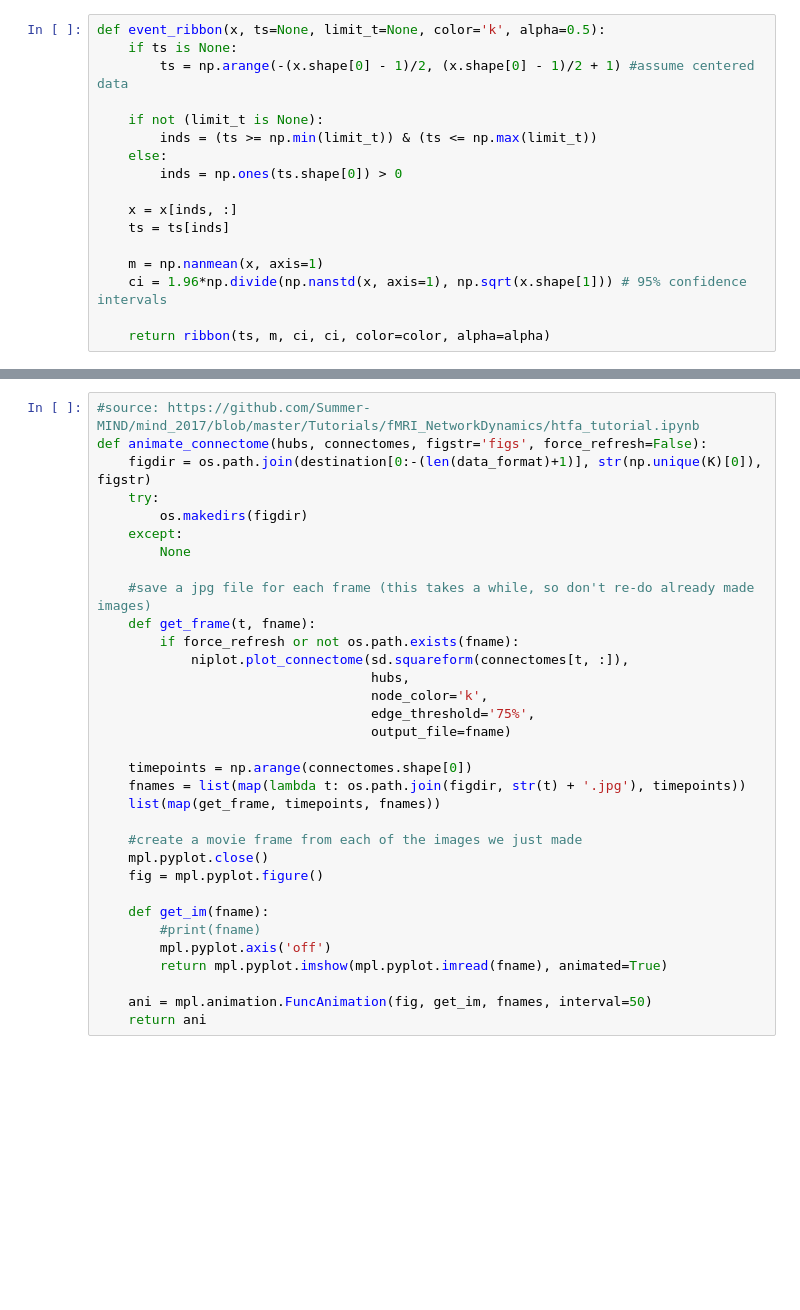
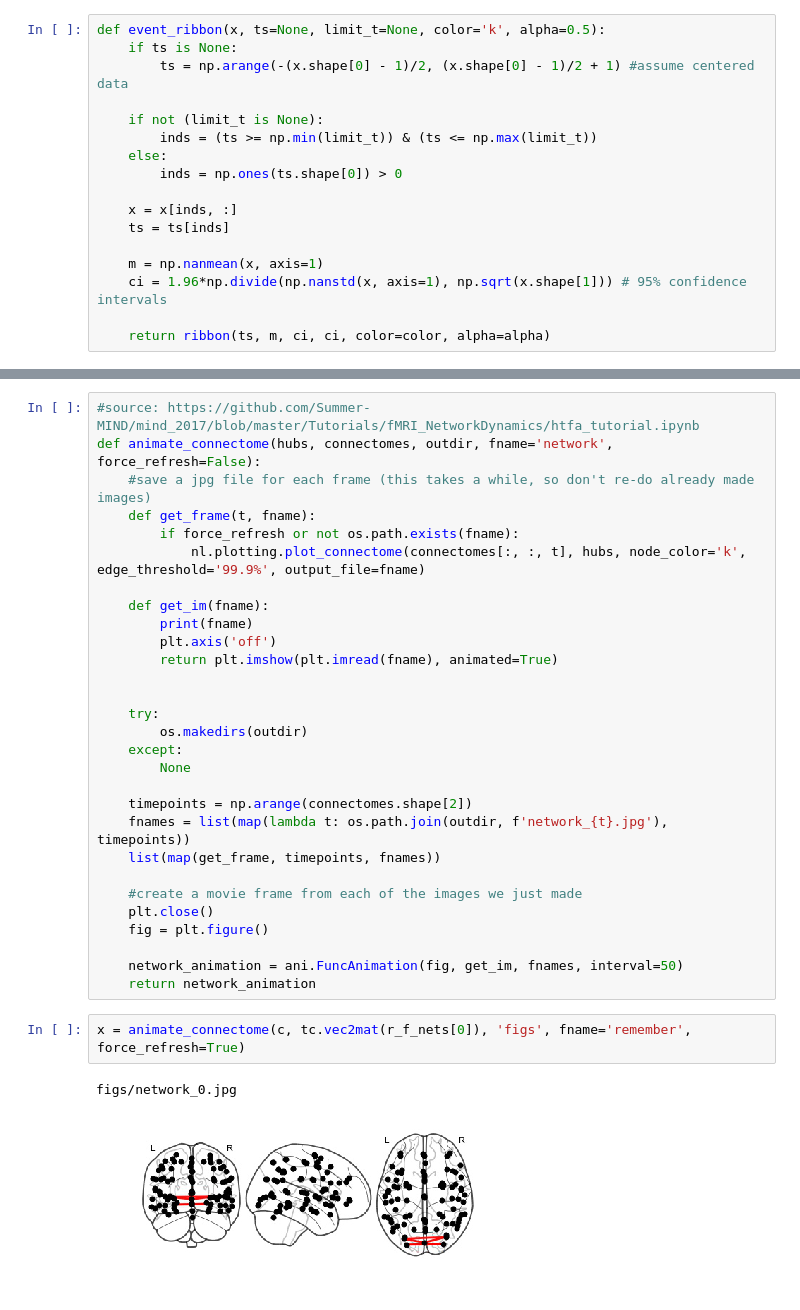
Before and after one commit to ContextLab/directed-forgetting-network-dynamics, a Jupyter notebook: code/network_analyses.ipynb, the cells around one changed output, grey strips where cells are left out. Cells and saved outputs as stored; diff of their text form; blank space fills up the shorter version.

```diff
--- a/code/network_analyses.ipynb
+++ b/code/network_analyses.ipynb
@@ -251,33 +252,34 @@ plt.xlim([min_time, max_time])
 # %%
 #source: https://github.com/Summer-MIND/mind_2017/blob/master/Tutorials/fMRI_NetworkDynamics/htfa_tutorial.ipynb
-def animate_connectome(hubs, connectomes, figstr='figs', force_refresh=False):
-    figdir = os.path.join(destination[0:-(len(data_format)+1)], str(np.unique(K)[0]), figstr)
+def animate_connectome(hubs, connectomes, outdir, fname='network', force_refresh=False):
+    #save a jpg file for each frame (this takes a while, so don't re-do already made images)
+    def get_frame(t, fname):
+        if force_refresh or not os.path.exists(fname):
+            nl.plotting.plot_connectome(connectomes[:, :, t], hubs, node_color='k', edge_threshold='99.9%', output_file=fname)
+
+    def get_im(fname):
+        print(fname)
+        plt.axis('off')
+        return plt.imshow(plt.imread(fname), animated=True)
+
+
     try:
-        os.makedirs(figdir)
+        os.makedirs(outdir)
     except:
         None
 
-    #save a jpg file for each frame (this takes a while, so don't re-do already made images)
-    def get_frame(t, fname):
-        if force_refresh or not os.path.exists(fname):
-            niplot.plot_connectome(sd.squareform(connectomes[t, :]),
-                                   hubs,
-                                   node_color='k',
-                                   edge_threshold='75%',
-                                   output_file=fname)
-
-    timepoints = np.arange(connectomes.shape[0])
-    fnames = list(map(lambda t: os.path.join(figdir, str(t) + '.jpg'), timepoints))
+    timepoints = np.arange(connectomes.shape[2])
+    fnames = list(map(lambda t: os.path.join(outdir, f'network_{t}.jpg'), timepoints))
     list(map(get_frame, timepoints, fnames))
 
     #create a movie frame from each of the images we just made
-    mpl.pyplot.close()
-    fig = mpl.pyplot.figure()
+    plt.close()
+    fig = plt.figure()
 
-    def get_im(fname):
-        #print(fname)
-        mpl.pyplot.axis('off')
-        return mpl.pyplot.imshow(mpl.pyplot.imread(fname), animated=True)
-
-    ani = mpl.animation.FuncAnimation(fig, get_im, fnames, interval=50)
-    return ani
+    network_animation = ani.FuncAnimation(fig, get_im, fnames, interval=50)
+    return network_animation
+# %%
+x = animate_connectome(c, tc.vec2mat(r_f_nets[0]), 'figs', fname='remember', force_refresh=True)
+# %% [output]
+figs/network_0.jpg
+[figure, added]
```
Also changed, not shown: parts of 6 cells of this notebook.
